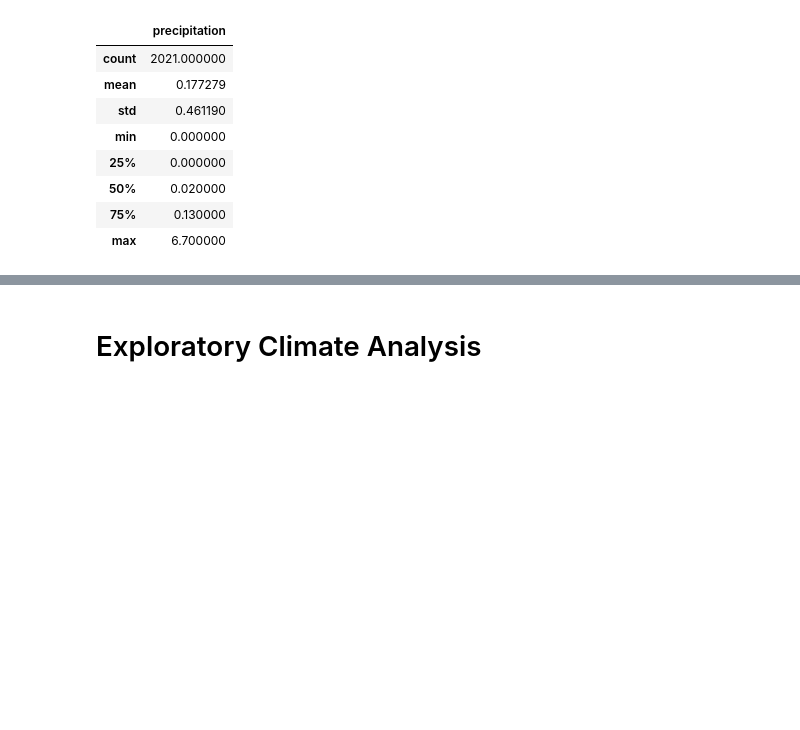
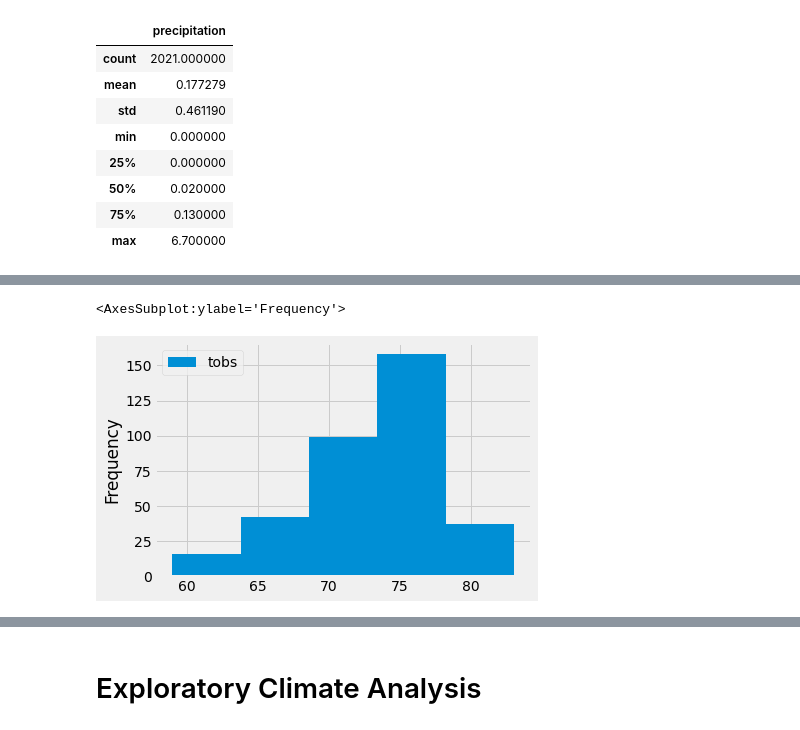
Before and after one commit to deanpalvarez/surfs_up, a Jupyter notebook: climate_analysis.ipynb, the cells around one changed output, grey strips where cells are left out. Saved outputs shown, nothing was run; the diff lists cells and outputs as text; code cells hidden in the pictures; blank space fills up the shorter version.

```diff
--- a/climate_analysis.ipynb
+++ b/climate_analysis.ipynb
@@ -121,0 +189,5 @@ df.describe()
+# %%
+df.plot.hist(bins=5)
+# %% [output]
+<AxesSubplot:ylabel='Frequency'>
+[figure, added]
```
Also changed, not shown: parts of 10 cells of this notebook.
